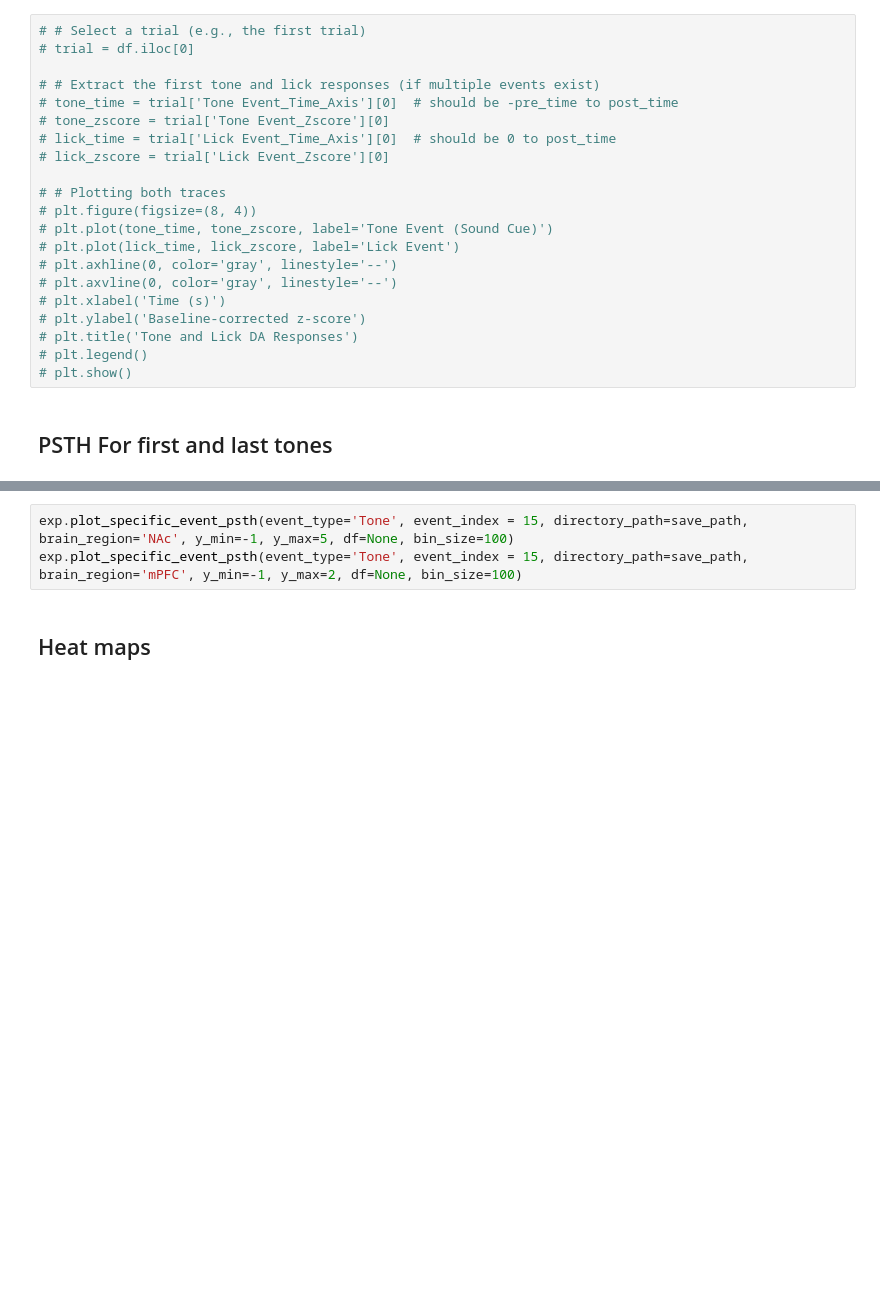
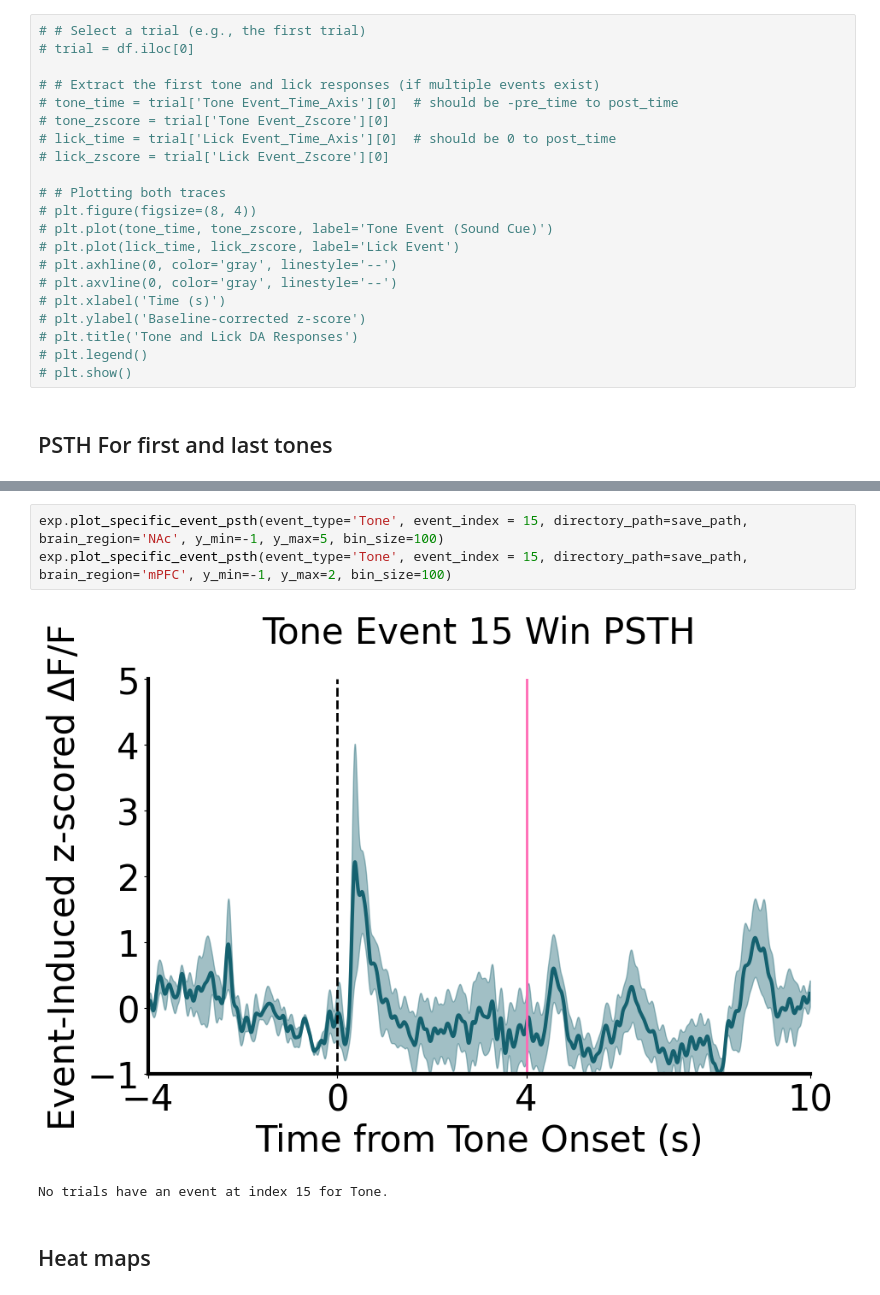
Before and after one commit to padillacoreanolab/Fiber_Photometry, a Jupyter notebook: Reward_Training-Competition/Reward_Training/rt_analysis.ipynb, the cells around one changed output, grey strips where cells are left out. Drawn from its saved outputs; the diff is of its cells as text; blank space fills up the shorter version.

```diff
--- a/Reward_Training-Competition/Reward_Training/rt_analysis.ipynb
+++ b/Reward_Training-Competition/Reward_Training/rt_analysis.ipynb
@@ -77,6 +104,9 @@ exp.plot_specific_event_psth(event_type='Tone', event_index = 1, directory_path=
 # %%
-exp.plot_specific_event_psth(event_type='Tone', event_index = 15, directory_path=save_path, brain_region='NAc', y_min=-1, y_max=5, df=None, bin_size=100)
-exp.plot_specific_event_psth(event_type='Tone', event_index = 15, directory_path=save_path, brain_region='mPFC', y_min=-1, y_max=2, df=None, bin_size=100)
+exp.plot_specific_event_psth(event_type='Tone', event_index = 15, directory_path=save_path, brain_region='NAc', y_min=-1, y_max=5, bin_size=100)
+exp.plot_specific_event_psth(event_type='Tone', event_index = 15, directory_path=save_path, brain_region='mPFC', y_min=-1, y_max=2, bin_size=100)
+# %% [output]
+[figure, added]
+No trials have an event at index 15 for Tone.
 # %% [markdown]
 ## Heat maps
 # %%
```
Also changed, not shown: parts of 13 cells of this notebook, 13 other files.
